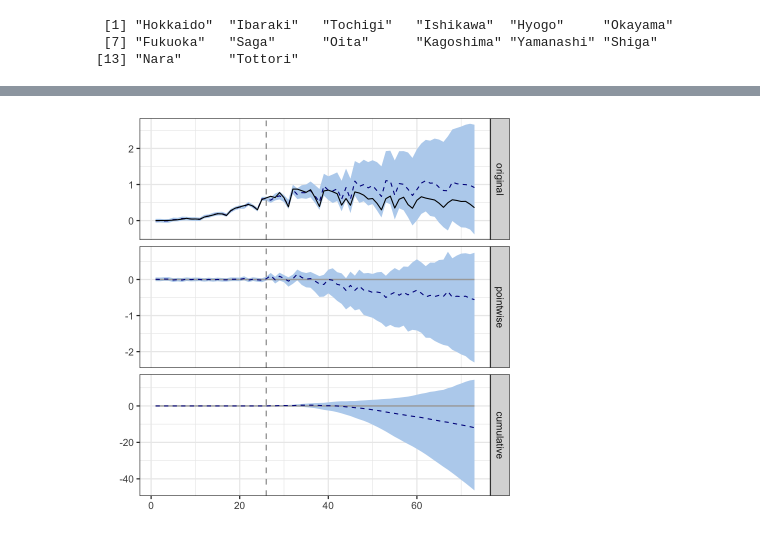
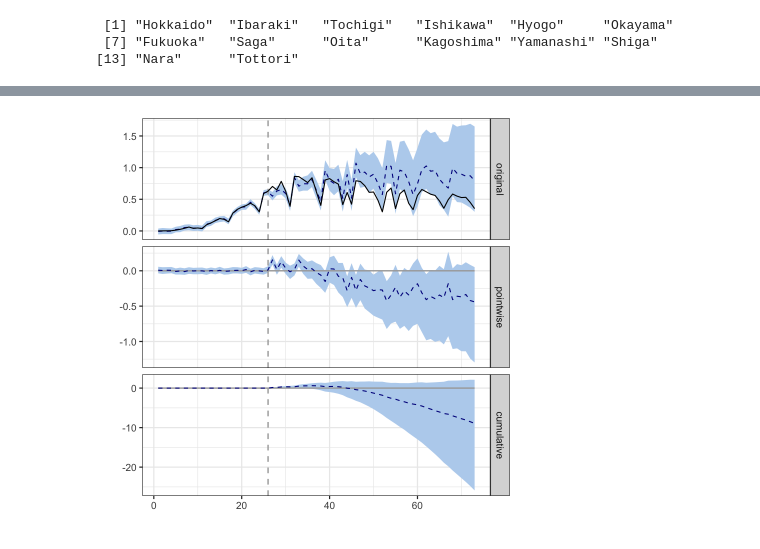
Before and after one commit to ozt-ca/tjo.hatenablog.samples, a Jupyter notebook: r_samples/public_lib/jp/R/Analysis_DID_CausalImpact_Manbou_2022Jan.ipynb, the cells around one changed output, grey strips where cells are left out. Saved outputs shown, nothing was run; the diff lists cells and outputs as text; code cells hidden in the pictures.

```diff
--- a/r_samples/public_lib/jp/R/Analysis_DID_CausalImpact_Manbou_2022Jan.ipynb
+++ b/r_samples/public_lib/jp/R/Analysis_DID_CausalImpact_Manbou_2022Jan.ipynb
@@ -118,8 +118,8 @@ names(df_cl)
 ### Split the regions into test and control groups, and run CausalImpact ###
 
 # Split the regions
-test_cl <- df_cl[, 1:10]
-ctrl_cl <- df_cl[, 11:14]
+test_cl <- df_cl[, 1:11]
+ctrl_cl <- df_cl[, 12:14]
 
 # Set pre & post period
 pre.period <- c(1L, 26L)
@@ -161,3 +161,3 @@ Posterior prob. of a causal effect:  87%
 
 For more details, type: summary(impact, "report")
-[figure, old version]
+[figure, new version]
```
Also changed, not shown: parts of 1 cell of this notebook.
